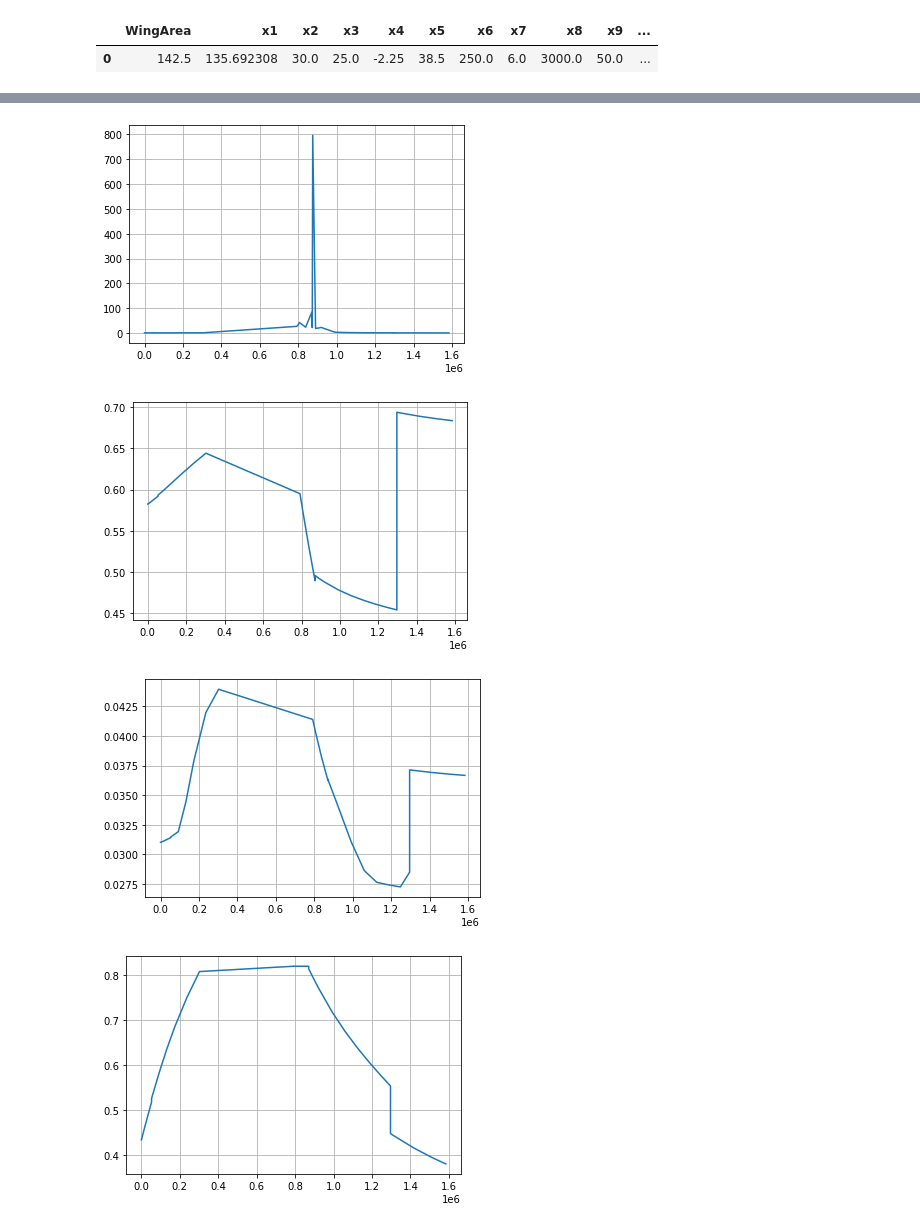
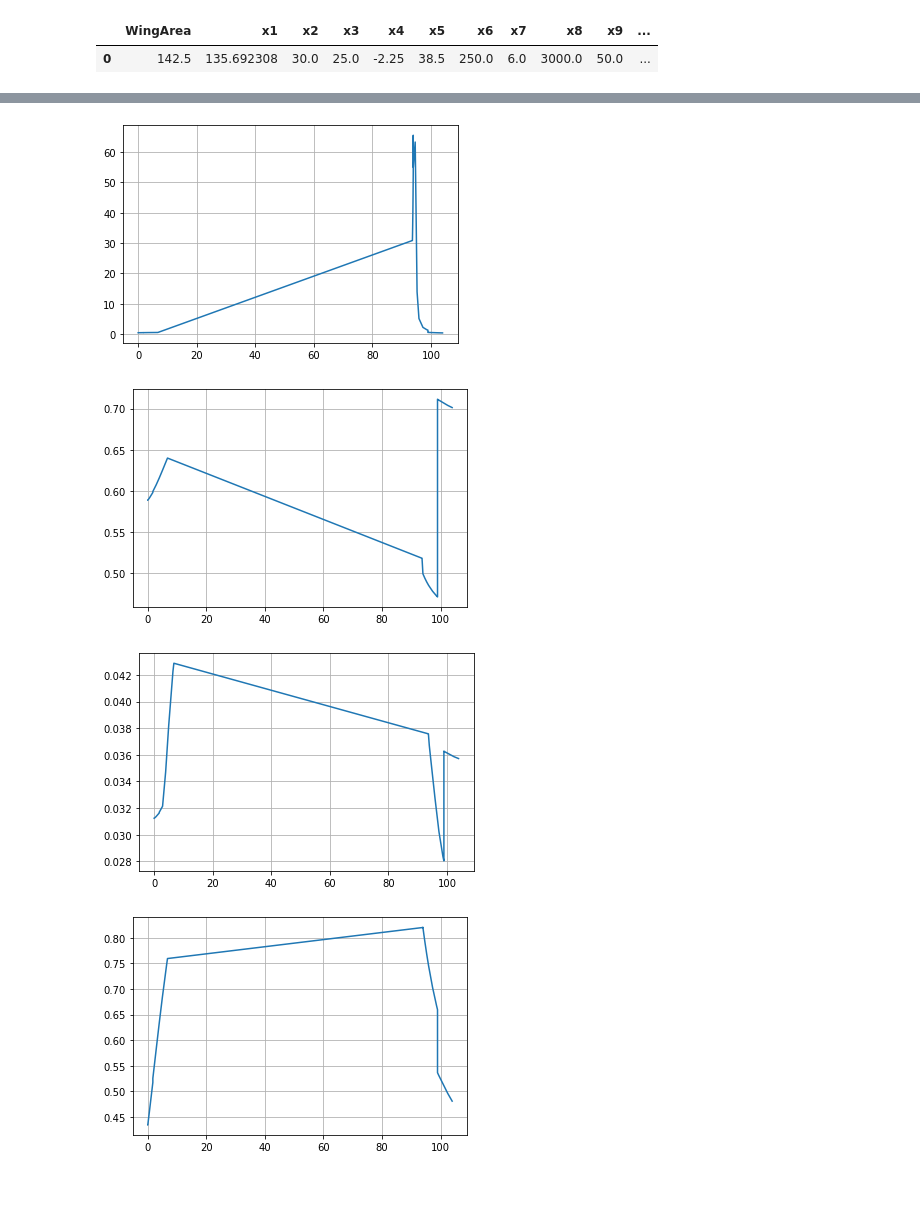
Before and after one commit to AlejandroRios/MDOAirB_base, a Jupyter notebook: framework/analysis-single-result.ipynb, the cells around one changed output, grey strips where cells are left out. Cells and saved outputs as stored; diff of their text form; code cells hidden in the pictures; blank space fills up the shorter version.

```diff
--- a/framework/analysis-single-result.ipynb
+++ b/framework/analysis-single-result.ipynb
@@ -124,27 +124,27 @@ plt.show()
 # %%
-plt.plot(distance, sfc)
+plt.plot(time, sfc)
 plt.grid()
 plt.show()
 # %% [output]
-[figure, old version]
+[figure, new version]
 # %%
-plt.plot(distance, CL)
+plt.plot(time, CL)
 plt.grid()
 plt.show()
 # %% [output]
-[figure, old version]
+[figure, new version]
 # %%
-plt.plot(distance, CD)
+plt.plot(time, CD)
 plt.grid()
 plt.show()
 # %% [output]
-[figure, old version]
+[figure, new version]
 # %%
-plt.plot(distance, mach)
+plt.plot(time, mach)
 plt.grid()
 plt.show()
 # %% [output]
-[figure, old version]
+[figure, new version]
 # %%
 plt.plot(distance, thrust)
 plt.grid()
```
Also changed, not shown: parts of 9 cells of this notebook, 6 other files.
